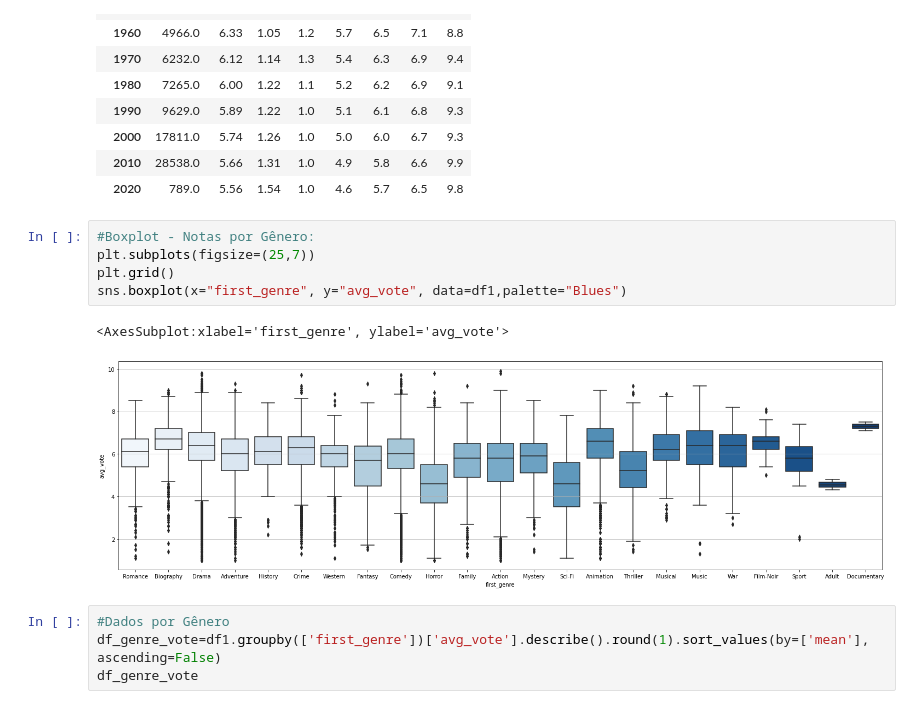
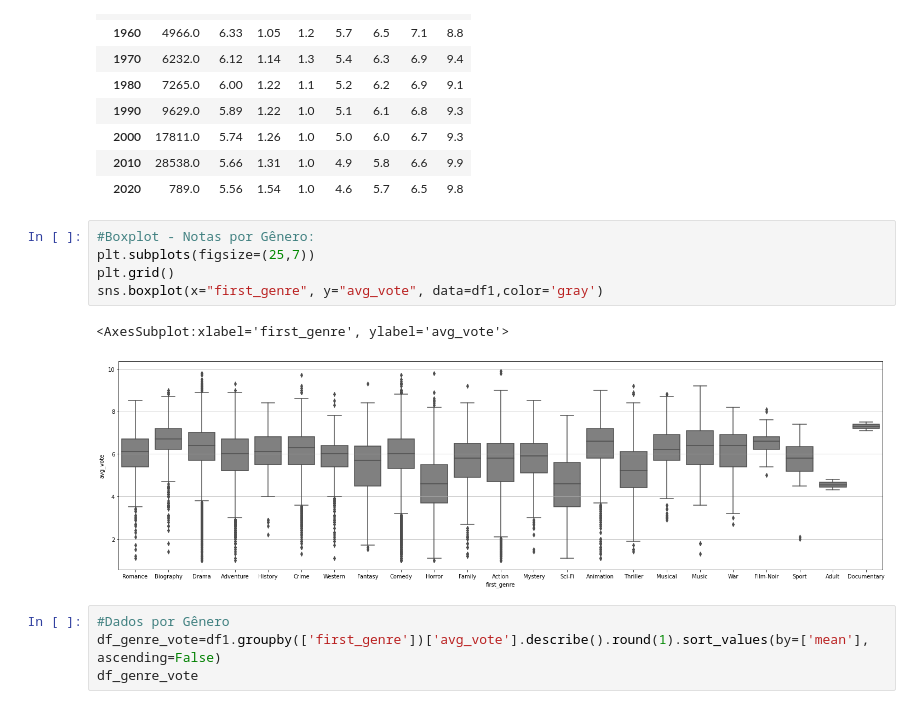
Before and after one commit to taianf/ECD-MATF37-Trabalho, a Jupyter notebook: main.ipynb, the cells around one changed output. Saved outputs shown, nothing was run; the diff lists cells and outputs as text.

```diff
--- a/main.ipynb
+++ b/main.ipynb
@@ -169,11 +185,11 @@ df1.groupby(['decade'])['avg_vote'].describe().round(2)
 # %%
 #Boxplot - Notas por Gênero:
 plt.subplots(figsize=(25,7))
 plt.grid()
-sns.boxplot(x="first_genre", y="avg_vote", data=df1,palette="Blues")
+sns.boxplot(x="first_genre", y="avg_vote", data=df1,color='gray')
 # %% [output]
 <AxesSubplot:xlabel='first_genre', ylabel='avg_vote'>
-[figure, old version]
+[figure, new version]
 # %%
 #Dados por Gênero
 df_genre_vote=df1.groupby(['first_genre'])['avg_vote'].describe().round(1).sort_values(by=['mean'], ascending=False)
```
Also changed, not shown: parts of 16 cells of this notebook.
